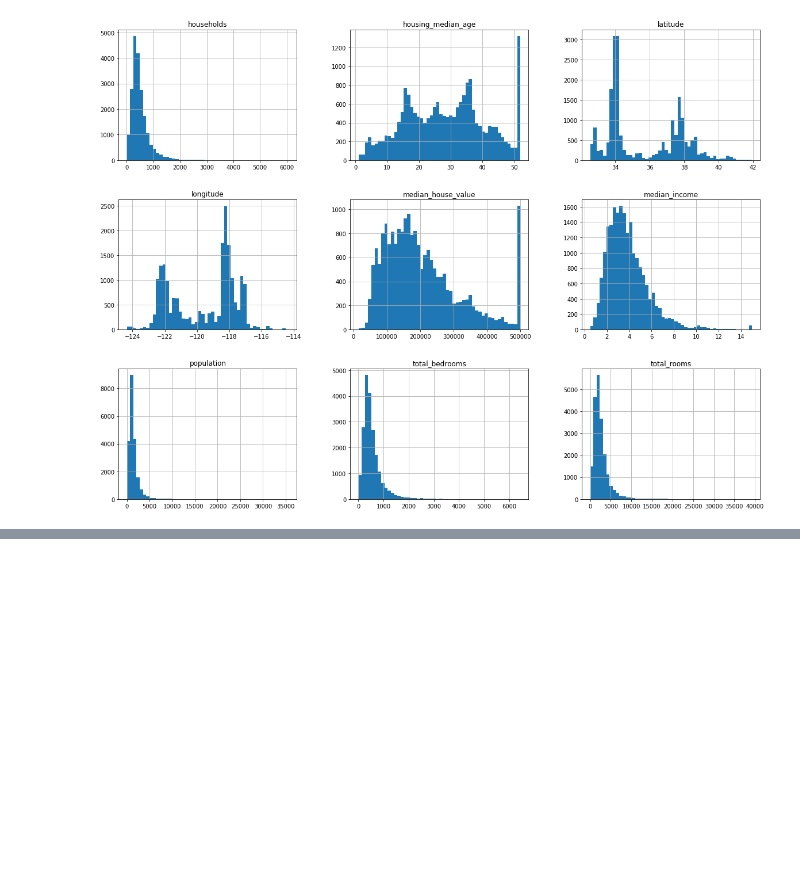
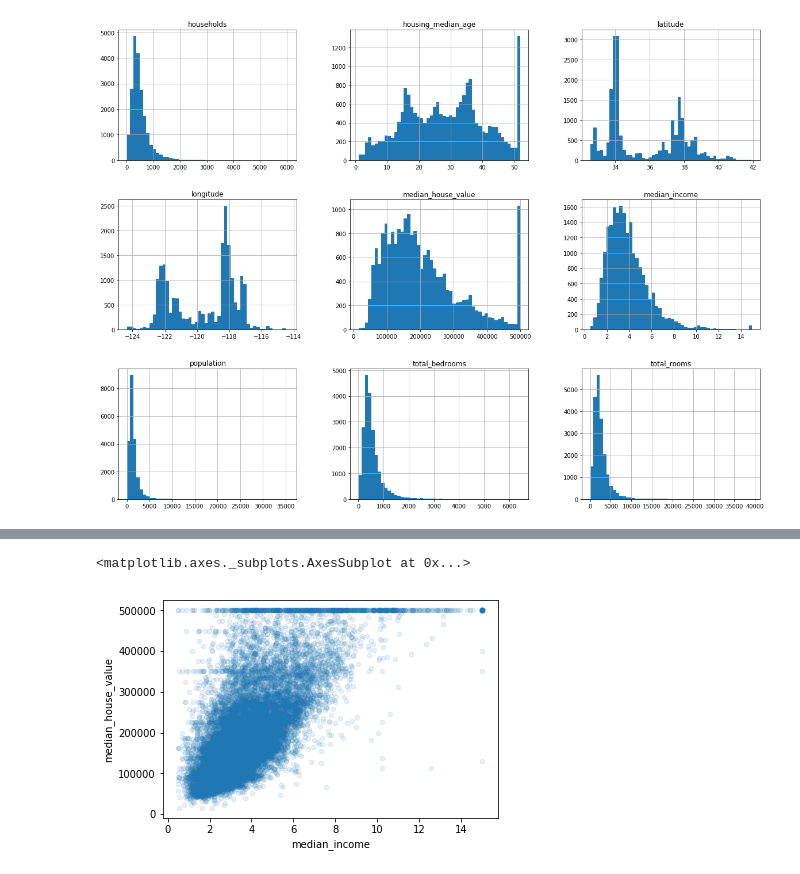
Before and after one commit to marcospm92/Hands-on-Machine-Learning-with-ScikitLearn-and-Tensorflow, a Jupyter notebook: Housing.ipynb, the cells around one changed output, grey strips where cells are left out. Cells and saved outputs as stored; diff of their text form; code cells hidden in the pictures; blank space fills up the shorter version.

```diff
--- a/Housing.ipynb
+++ b/Housing.ipynb
@@ -144,0 +276,13 @@ train_set, test_set = split_train_test_by_id(housing_with_id, 0.2, "index")
+# %%
+# El atributo que más nos interesa es el median_income, así que vamos a hacer zoom en su scatterplot
+
+housing.plot(kind = "scatter", x = "median_income", y = "median_house_value", alpha = 0.1)
+
+# Se ve claramente la correlación con tendencia ascendente, y los puntos no están demasiado dispersos
+# La línea horizontal en $500.000 nos muestra el capado de precios a ése valor
+# También podemos ver otras dos líneas a $450.000 y $350.000 y puede que alguna inferior.
+# Probablemente queramos quitar los distritos correspondientes para prevenir que nuestros algoritmos aprendan
+# de estos valores peculiares
+# %% [output]
+<matplotlib.axes._subplots.AxesSubplot at 0x...>
+[figure, added]
```
Also changed, not shown: parts of 10 cells of this notebook.
